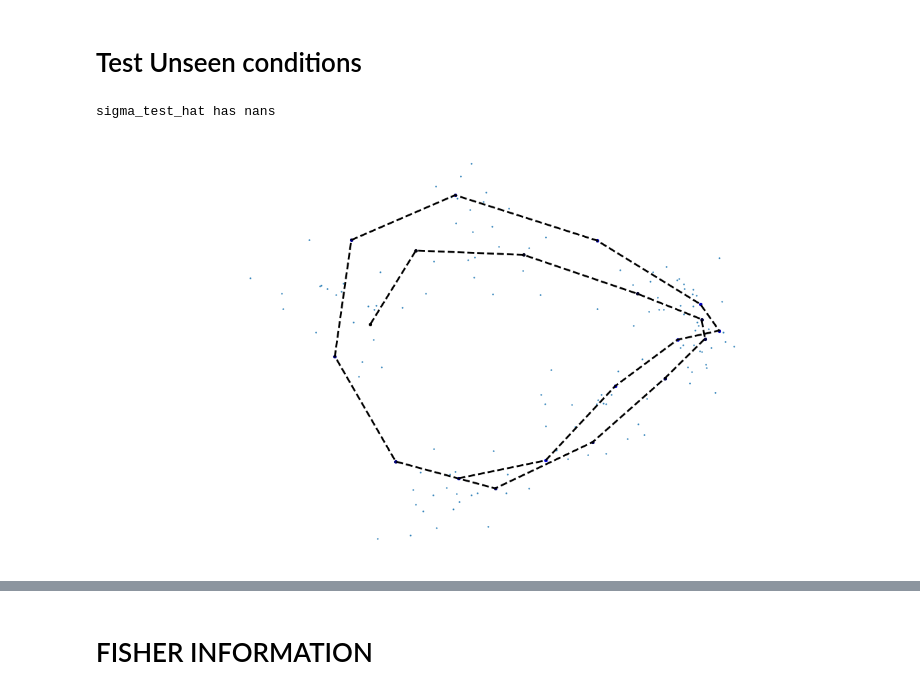
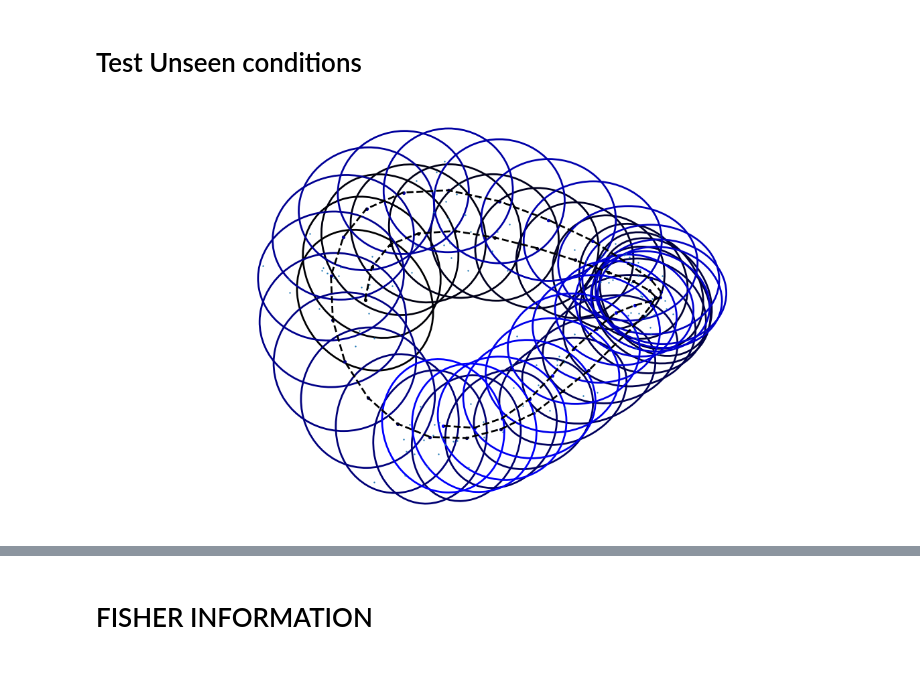
Before and after one commit to scastedo/wishart-process, a Jupyter notebook: z_castedo_wishart_test_2.ipynb, the cells around one changed output, grey strips where cells are left out. Drawn from its saved outputs; the diff is of its cells as text; code cells hidden in the pictures.

```diff
--- a/z_castedo_wishart_test_2.ipynb
+++ b/z_castedo_wishart_test_2.ipynb
@@ -384,17 +412,16 @@ visualizations.visualize_pc(
 # %%
 
 with numpyro.handlers.seed(rng_seed=1):
-    X_TEST_CONDITIONS = jnp.linspace(0, C-1, 20)
+    X_TEST_CONDITIONS = jnp.linspace(0, C-1, 48)
     mu_test_hat, sigma_test_hat, F_test_hat = posterior.sample(X_TEST_CONDITIONS)
     #does sigma_test_hat have nans, if so remove?
-    if jnp.any(jnp.isnan(sigma_test_hat)):
+    if jnp.all(jnp.isnan(mu_test_hat)):
         print("sigma_test_hat has nans")
         sigma_test_hat = jnp.nan_to_num(sigma_test_hat)
     sigma_test_hat = jnp.where(jnp.isnan(sigma_test_hat), 0, sigma_test_hat)
 
     visualizations.visualize_pc(
         mu_test_hat[:,None],sigma_test_hat,pc=TEST_RESPONSE.reshape(TEST_RESPONSE.shape[0]*TEST_RESPONSE.shape[1],-1)
     )
 # %% [output]
-sigma_test_hat has nans
-[figure, old version]
+[figure, new version]
```
Also changed, not shown: parts of 4 cells of this notebook, 2 other files.
